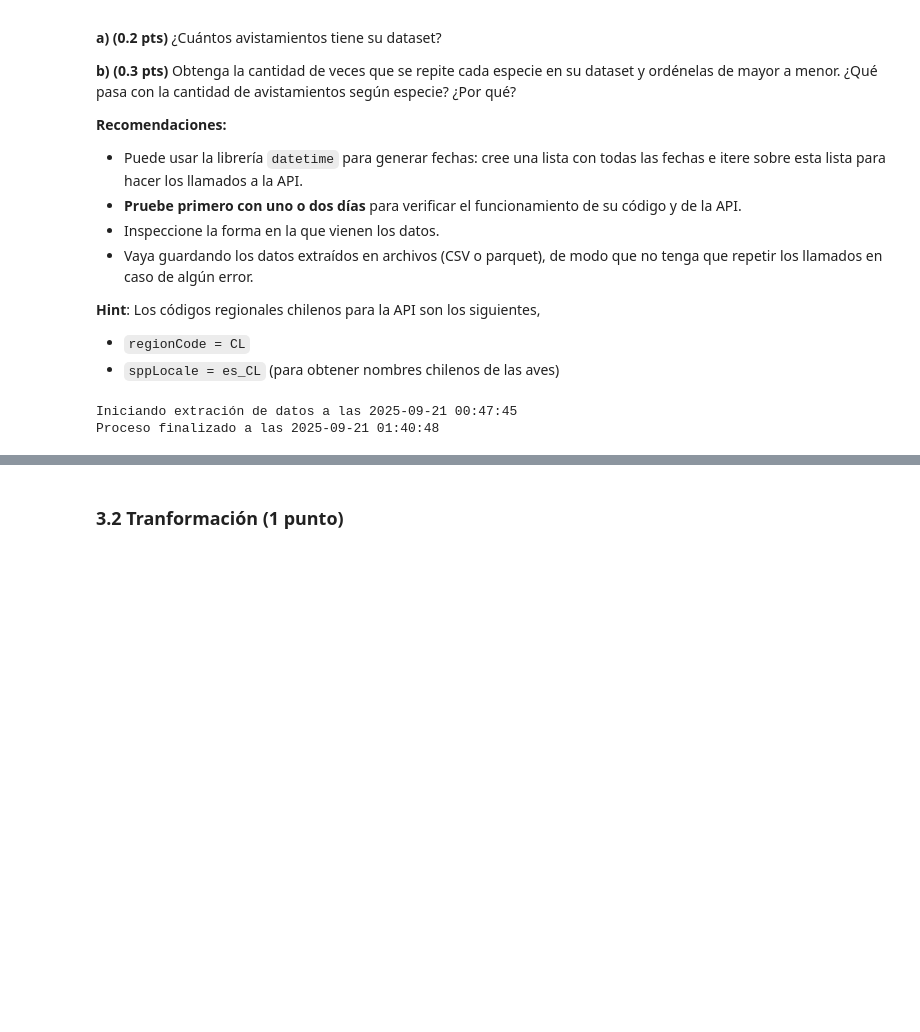
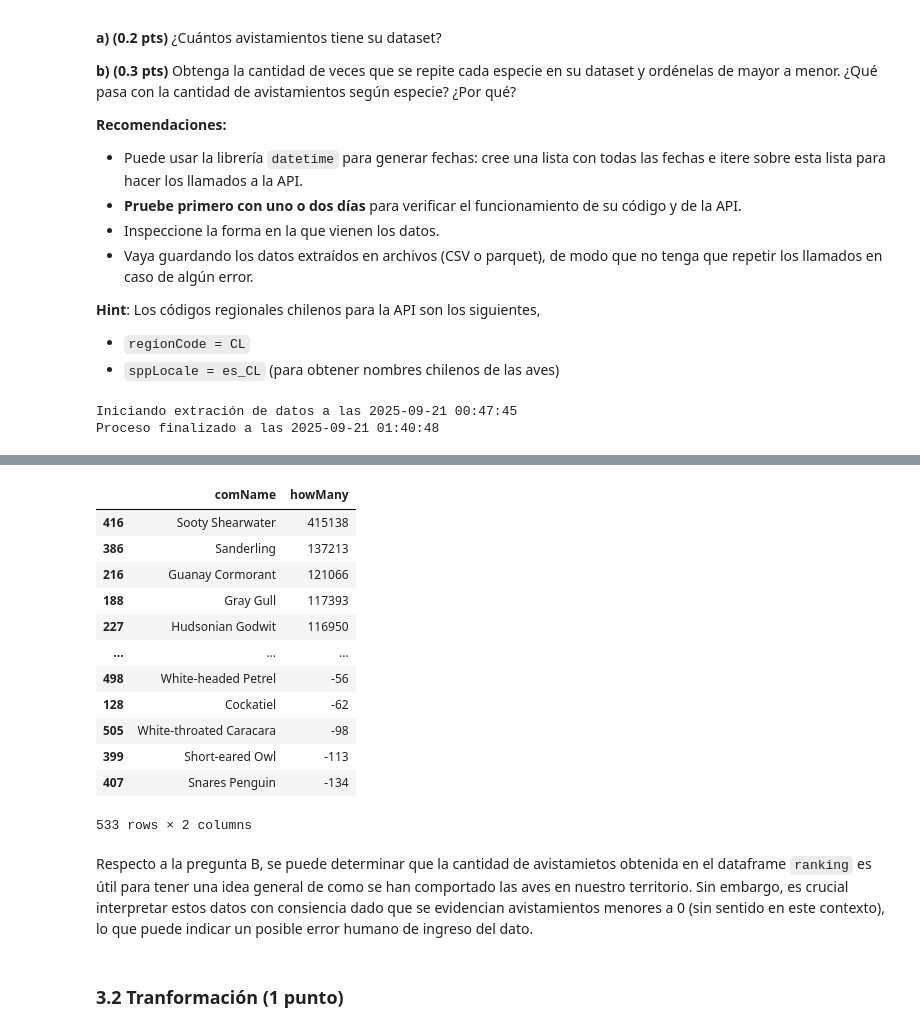
Before and after one commit to BenjaCidR/IMT2200-BENJAMIN-CID, a Jupyter notebook: Tareas/tarea 02/IMT2200-25s2 - Tarea 02.ipynb, the cells around one changed output, grey strips where cells are left out. Cells and saved outputs as stored; diff of their text form; code cells hidden in the pictures; blank space fills up the shorter version.

```diff
--- a/Tareas/tarea 02/IMT2200-25s2 - Tarea 02.ipynb
+++ b/Tareas/tarea 02/IMT2200-25s2 - Tarea 02.ipynb
@@ -190,5 +210,25 @@ Proceso finalizado a las 2025-09-21 01:40:48
 # %%
-# Respuesta b
+# Respuesta 3.1 B
+ranking = df.groupby("comName", as_index=False)["howMany"].sum()
+ranking["howMany"] = ranking['howMany'].round().astype(int)
+ranking = ranking.sort_values(by="howMany", ascending=False)
+ranking
+# %% [output]
+|  | comName | howMany |
+| 416 | Sooty Shearwater | 415138 |
+| 386 | Sanderling | 137213 |
+| 216 | Guanay Cormorant | 121066 |
+| 188 | Gray Gull | 117393 |
+| 227 | Hudsonian Godwit | 116950 |
+| ... | ... | ... |
+| 498 | White-headed Petrel | -56 |
+| 128 | Cockatiel | -62 |
+| 505 | White-throated Caracara | -98 |
+| 399 | Short-eared Owl | -113 |
+| 407 | Snares Penguin | -134 |
+533 rows × 2 columns
+# %% [markdown]
+Respecto a la pregunta B, se puede determinar que la cantidad de avistamietos obtenida en el dataframe `ranking` es útil para tener una idea general de como se han comportado las aves en nuestro territorio. Sin embargo, es crucial interpretar estos datos con consiencia dado que se evidencian avistamientos menores a 0 (sin sentido en este contexto), lo que puede indicar un posible error humano de ingreso del dato.
 # %% [markdown]
 ### 3.2 Tranformación (1 punto)
 # %% [markdown]
```
Also changed, not shown: parts of 3 cells of this notebook, 3 other files.
